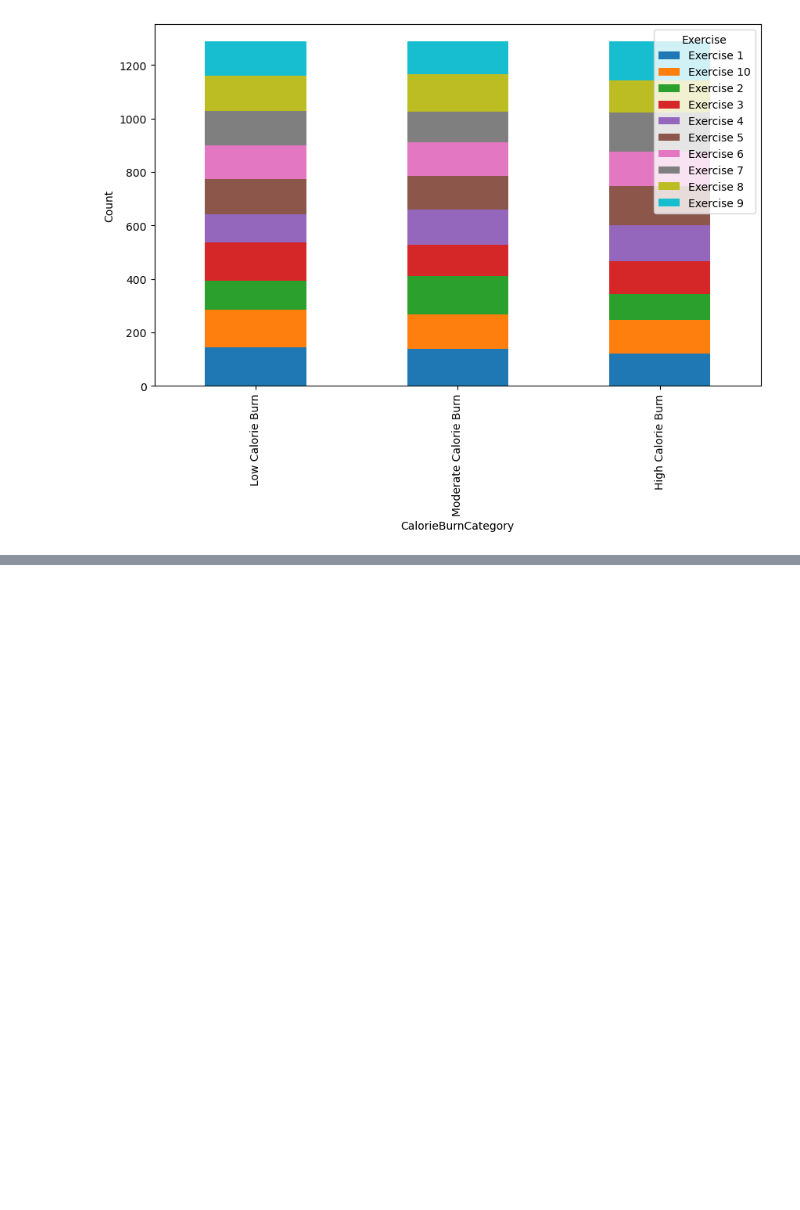
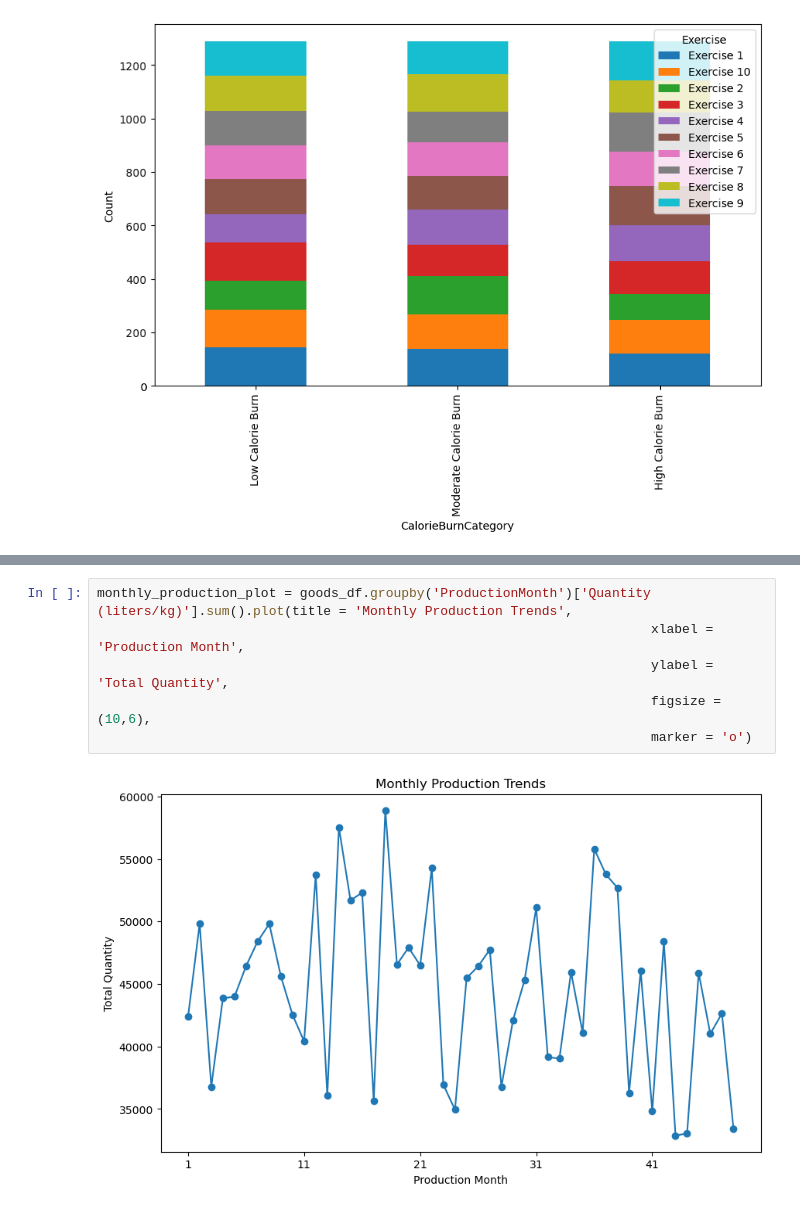
Before and after one commit to DVadeus/Data-Analysis, a Jupyter notebook: 4 Data Wrangling with Pandas.ipynb, the cells around one changed output, grey strips where cells are left out. Cells and saved outputs as stored; diff of their text form; blank space fills up the shorter version.

```diff
--- a/4 Data Wrangling with Pandas.ipynb
+++ b/4 Data Wrangling with Pandas.ipynb
@@ -2842,0 +3187,8 @@ calories_exercises_count_char = exercises_count_data.plot(kind ='bar', stacked =
+# %%
+monthly_production_plot = goods_df.groupby('ProductionMonth')['Quantity (liters/kg)'].sum().plot(title = 'Monthly Production Trends',
+                                                                       xlabel = 'Production Month',
+                                                                       ylabel = 'Total Quantity',
+                                                                       figsize = (10,6),
+                                                                       marker = 'o')
+# %% [output]
+[figure, added]
```
Also changed, not shown: parts of 38 cells of this notebook, 1 other file.
